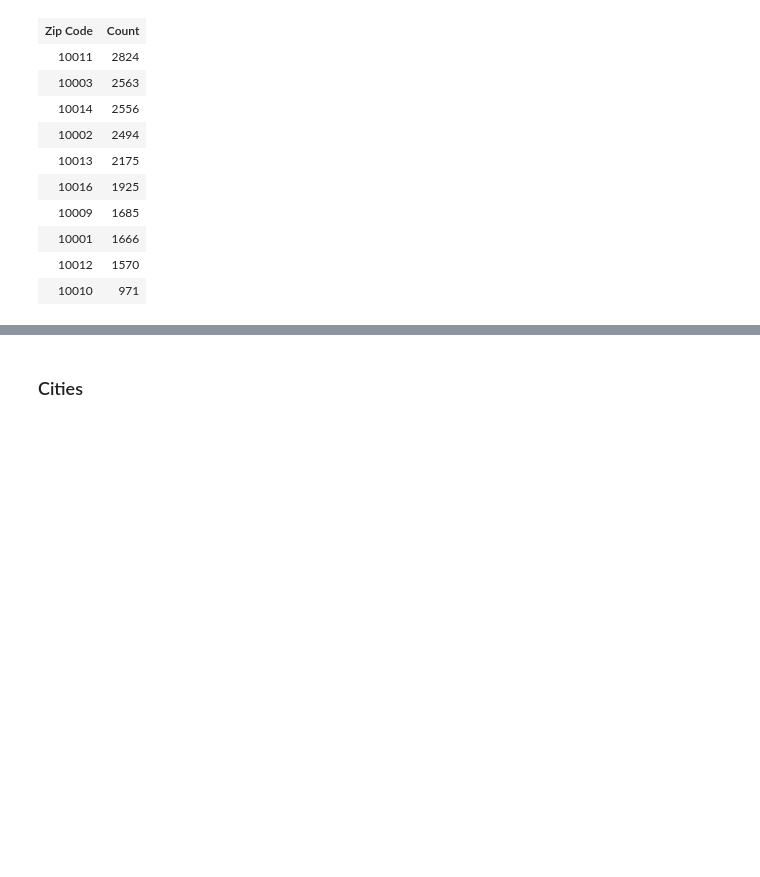
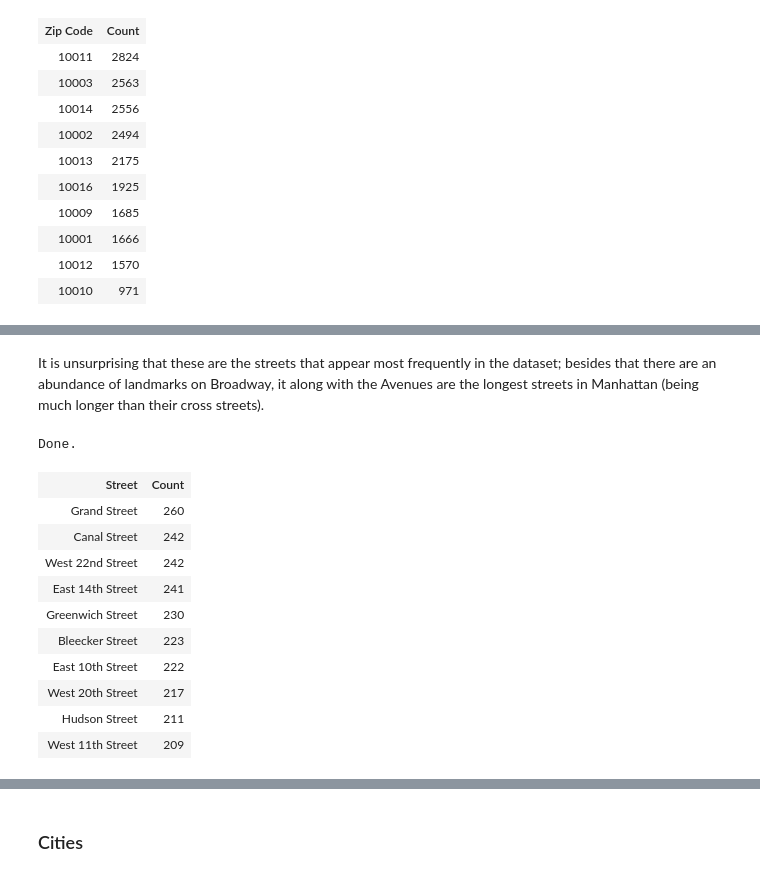
Before and after one commit to jaclynrich/manhattan-osm-wrangling, a Jupyter notebook: output_and_report/OpenStreetMap Data Wrangling and Case Study.ipynb, the cells around one changed output, grey strips where cells are left out. Drawn from its saved outputs; the diff is of its cells as text; code cells hidden in the pictures; blank space fills up the shorter version.

```diff
--- a/output_and_report/OpenStreetMap Data Wrangling and Case Study.ipynb
+++ b/output_and_report/OpenStreetMap Data Wrangling and Case Study.ipynb
@@ -114,0 +235,23 @@ Done.
+# %% [markdown]
+It is unsurprising that these are the streets that appear most frequently in the dataset; besides that there are an abundance of landmarks on Broadway, it along with the Avenues are the longest streets in Manhattan (being much longer than their cross streets).
+# %%
+%%sql
+SELECT value AS 'Street', COUNT(*) AS Count
+FROM tags
+WHERE key='addr:street' and value LIKE '% Street'
+GROUP BY value
+ORDER BY Count DESC
+LIMIT 10;
+# %% [output]
+Done.
+| Street | Count |
+| Grand Street | 260 |
+| Canal Street | 242 |
+| West 22nd Street | 242 |
+| East 14th Street | 241 |
+| Greenwich Street | 230 |
+| Bleecker Street | 223 |
+| East 10th Street | 222 |
+| West 20th Street | 217 |
+| Hudson Street | 211 |
+| West 11th Street | 209 |
```
Also changed, not shown: parts of 29 cells of this notebook, 2 other files.
